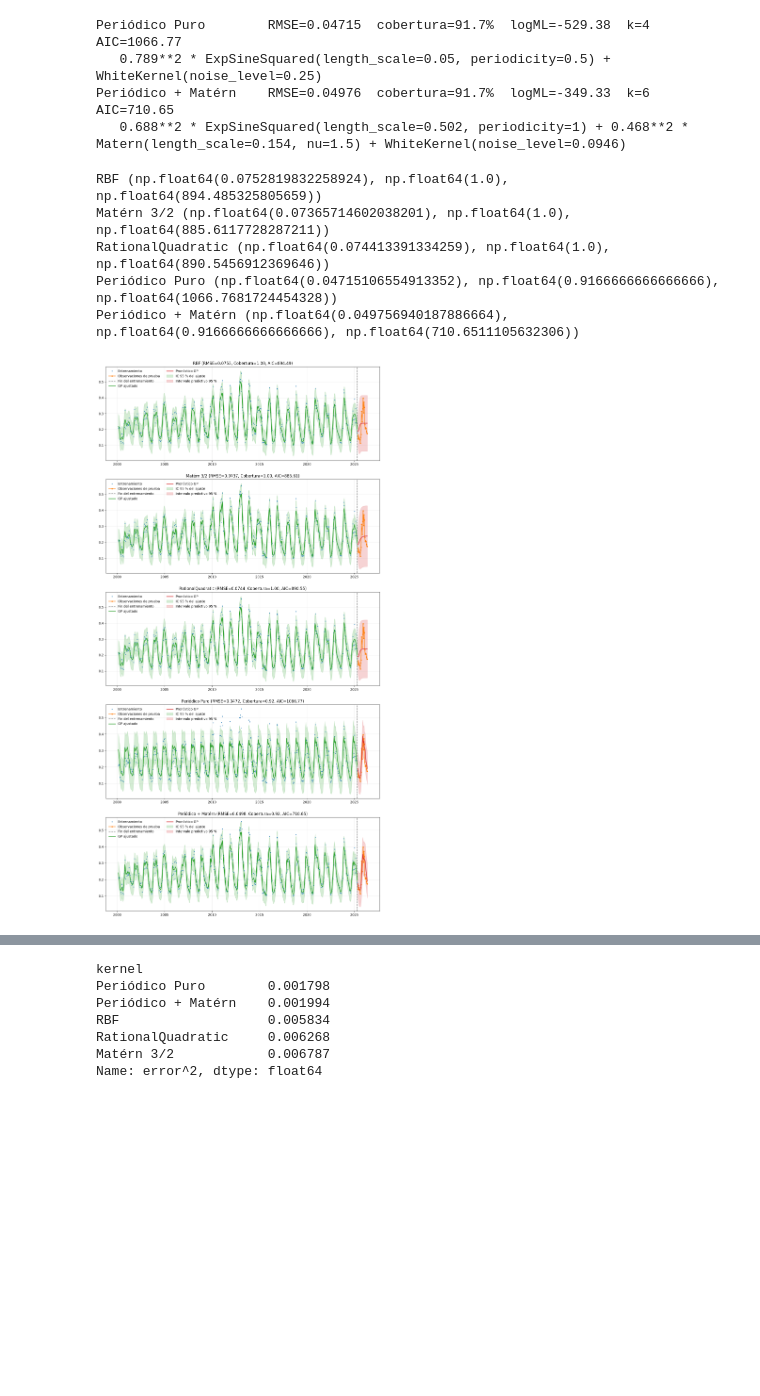
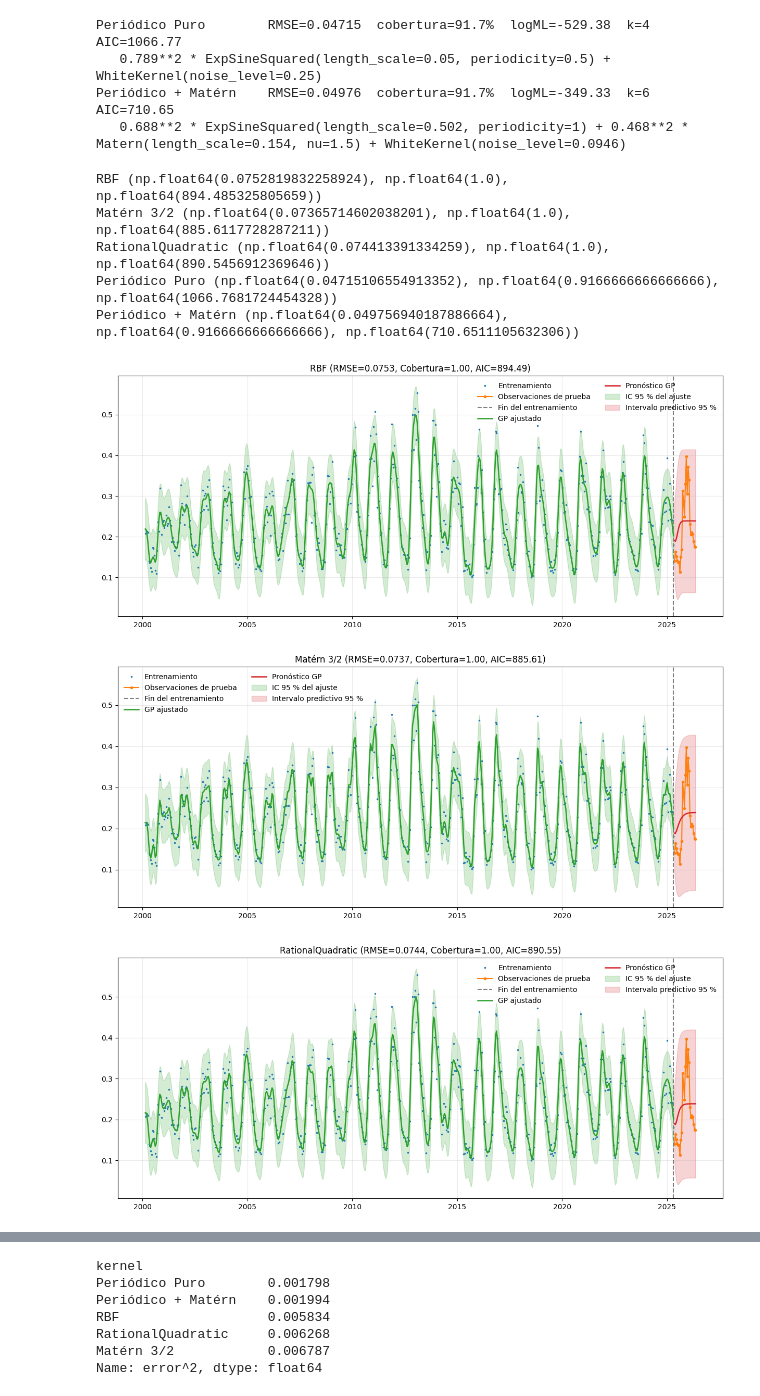
Before and after one commit to nadiasantillan/ucle-data, a Jupyter notebook: gp/mipg.ipynb, the cells around one changed output, grey strips where cells are left out. Cells and saved outputs as stored; diff of their text form; code cells hidden in the pictures; blank space fills up the shorter version.

Commit message:
Ajustes

```diff
--- a/gp/mipg.ipynb
+++ b/gp/mipg.ipynb
@@ -92,14 +92,16 @@ Periódico Puro        RMSE=0.04715  cobertura=91.7%  logML=-529.38  k=4  AIC=10
 Periódico + Matérn    RMSE=0.04976  cobertura=91.7%  logML=-349.33  k=6  AIC=710.65
    0.688**2 * ExpSineSquared(length_scale=0.502, periodicity=1) + 0.468**2 * Matern(length_scale=0.154, nu=1.5) + WhiteKernel(noise_level=0.0946)
 # %%
-fig, ax = plt.subplots(len(modelos), 1, figsize=(15, 6 * len(modelos)))
 for i, nombre in enumerate(modelos):
     print(nombre, modelos[nombre][3:])
-    ajuste.dibujo(modelos[nombre][0], ax=ax[i], title=f"{nombre} (RMSE={modelos[nombre][3]:.4f}, Cobertura={modelos[nombre][4]:.2f}, AIC={modelos[nombre][5]:.2f})")
+    fig, ax = plt.subplots(1, 1, figsize=(15, 6))
+    ajuste.dibujo(modelos[nombre][0], ax=ax, title=f"{nombre} (RMSE={modelos[nombre][3]:.4f}, Cobertura={modelos[nombre][4]:.2f}, AIC={modelos[nombre][5]:.2f})")
 # %% [output]
 RBF (np.float64(0.0752819832258924), np.float64(1.0), np.float64(894.485325805659))
 Matérn 3/2 (np.float64(0.07365714602038201), np.float64(1.0), np.float64(885.6117728287211))
 RationalQuadratic (np.float64(0.074413391334259), np.float64(1.0), np.float64(890.5456912369646))
 Periódico Puro (np.float64(0.04715106554913352), np.float64(0.9166666666666666), np.float64(1066.7681724454328))
 Periódico + Matérn (np.float64(0.049756940187886664), np.float64(0.9166666666666666), np.float64(710.6511105632306))
-[figure, old version]
+[figure, new version]
+[figure, added]
+[figure, added]
```
Also changed, not shown: parts of 2 cells of this notebook, 3 other files.
